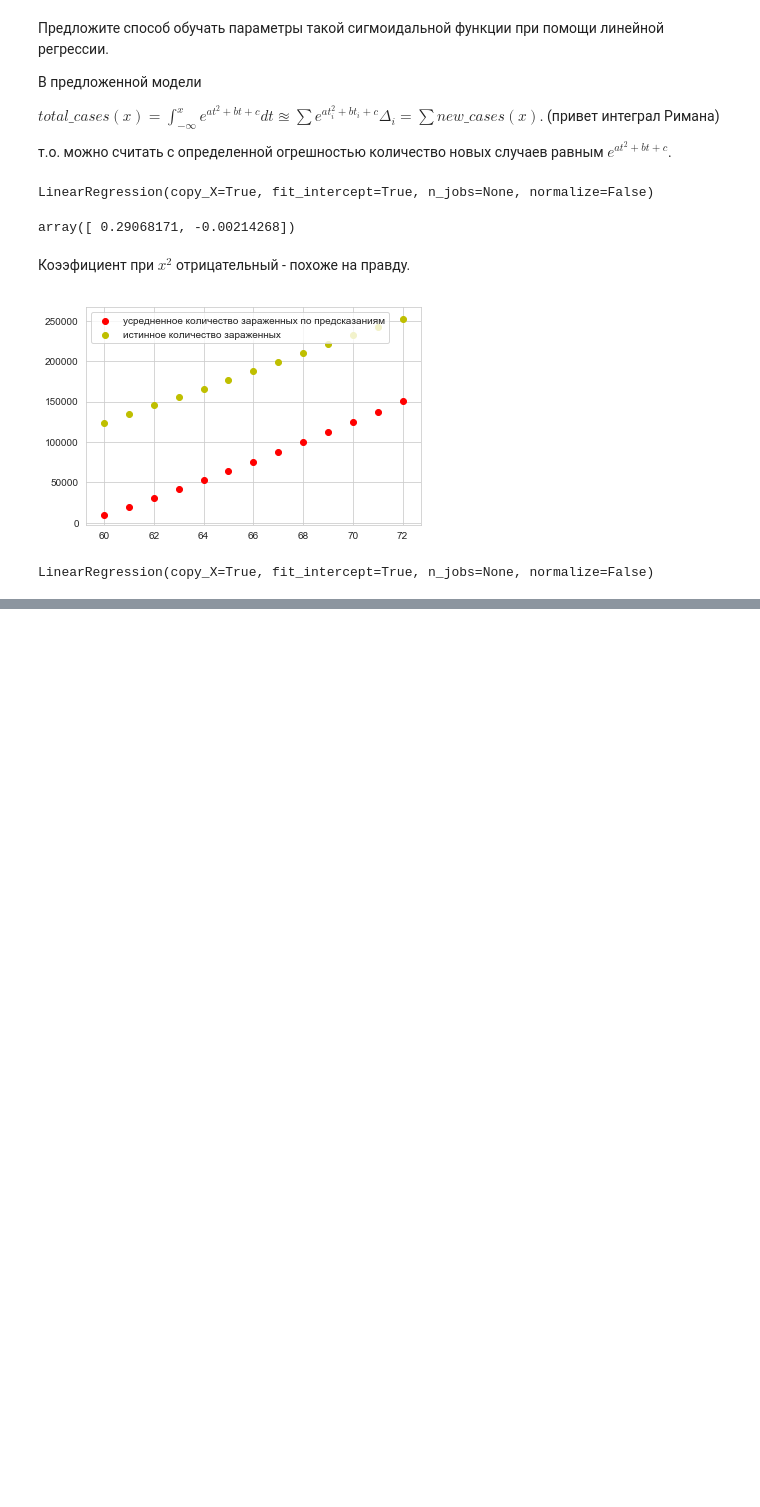
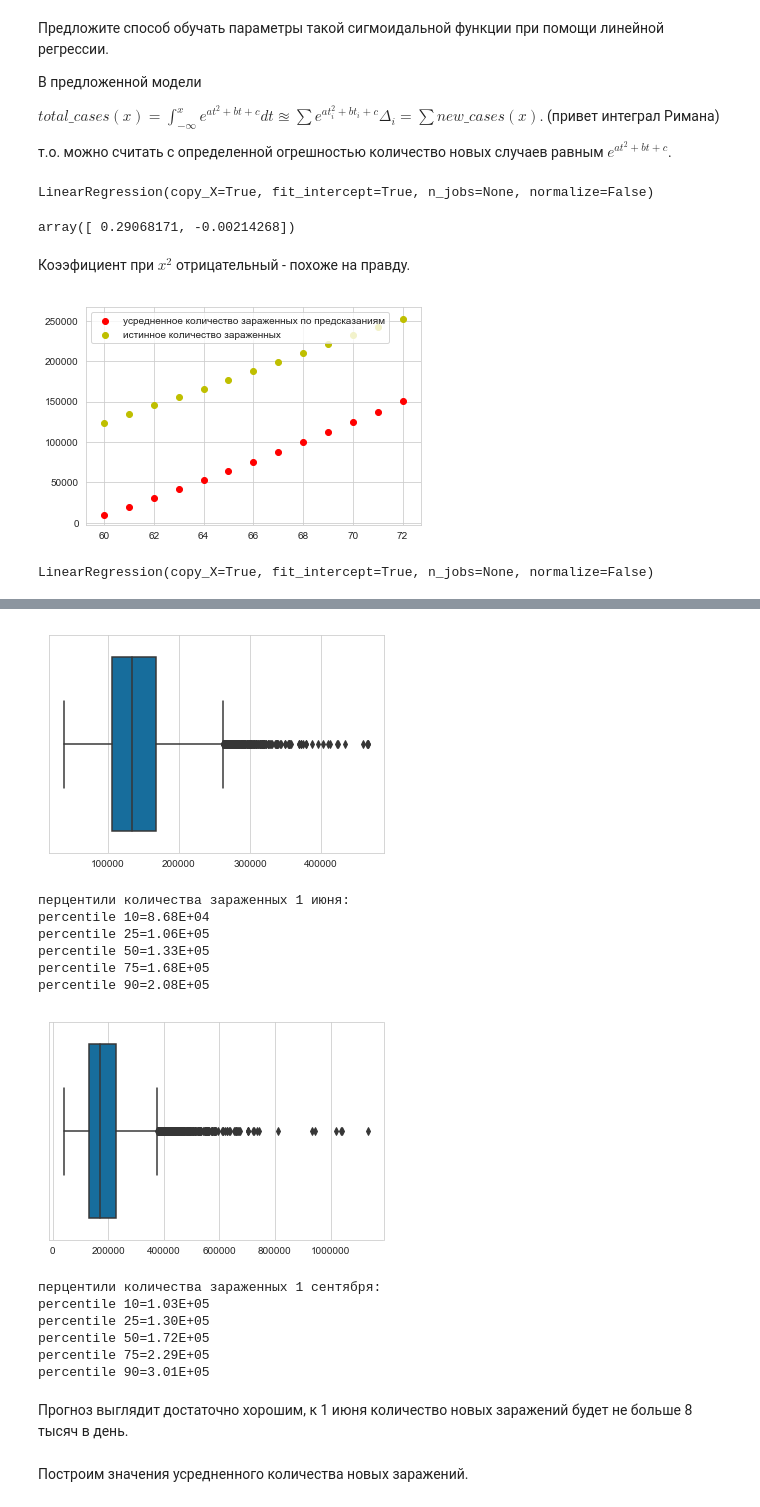
Before and after one commit to Vliseev/aml, a Jupyter notebook: 2/hw2.ipynb, the cells around one changed output, grey strips where cells are left out. Drawn from its saved outputs; the diff is of its cells as text; code cells hidden in the pictures; blank space fills up the shorter version.

```diff
--- a/2/hw2.ipynb
+++ b/2/hw2.ipynb
@@ -363,0 +410,40 @@ No handles with labels found to put in legend.
+# %%
+june_val = y_pred_tot_samp[:,june_days-1]
+sept_val = y_pred_tot_samp[:,tot_days-1]
+# %%
+sns.boxplot(june_val)
+plt.show()
+
+perc=np.percentile(june_val,[10,25,50,75,90])
+
+print("перцентили количества зараженных 1 июня:")
+for p,v in zip([10,25,50,75,90],perc):
+    print(f"percentile {p}={v:0.2E}")
+
+sns.boxplot(sept_val)
+plt.show()
+
+perc=np.percentile(sept_val,[10,25,50,75,90])
+
+print("перцентили количества зараженных 1 сентября:")
+for p,v in zip([10,25,50,75,90],perc):
+    print(f"percentile {p}={v:0.2E}")
+# %% [output]
+[figure, added]
+перцентили количества зараженных 1 июня:
+percentile 10=8.68E+04
+percentile 25=1.06E+05
+percentile 50=1.33E+05
+percentile 75=1.68E+05
+percentile 90=2.08E+05
+[figure, added]
+перцентили количества зараженных 1 сентября:
+percentile 10=1.03E+05
+percentile 25=1.30E+05
+percentile 50=1.72E+05
+percentile 75=2.29E+05
+percentile 90=3.01E+05
+# %% [markdown]
+Прогноз выглядит достаточно хорошим, к 1 июня количество новых заражений будет не больше 8 тысяч в день.
+# %% [markdown]
+Построим значения усредненного количества новых заражений.
```
Also changed, not shown: parts of 10 cells of this notebook, 1 other file.
